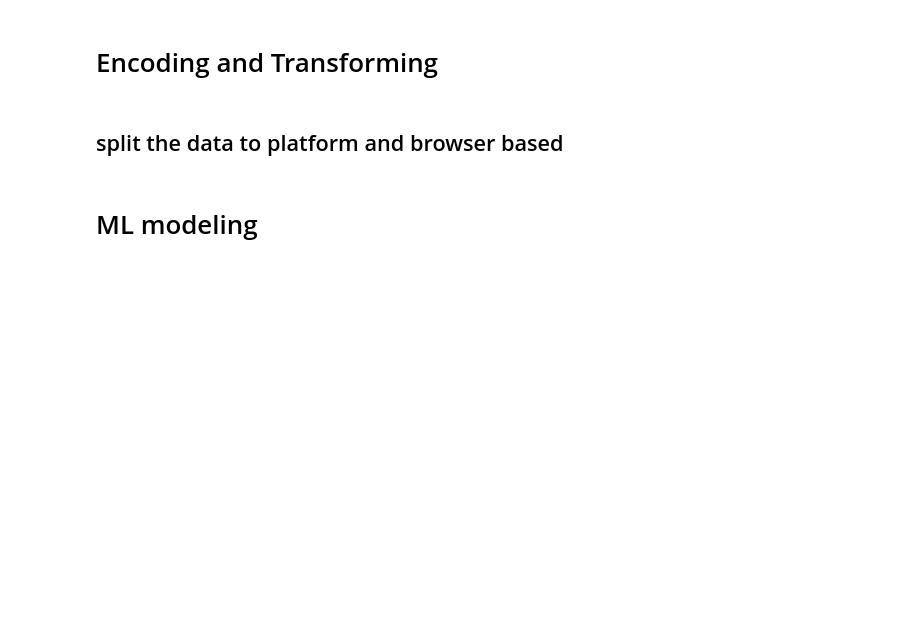
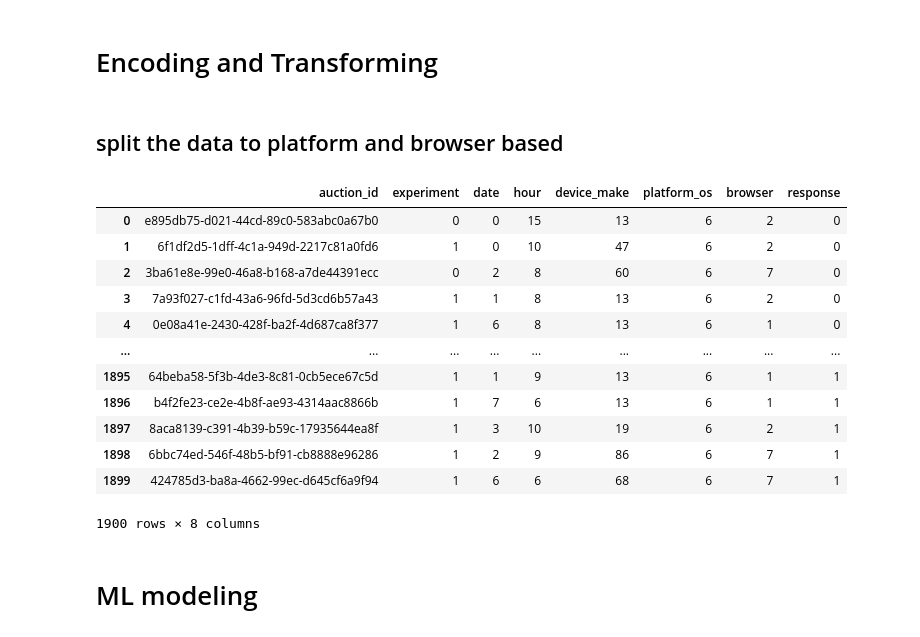
Before and after one commit to dagmawiii03/Ab_Hypothesis_Testing, a Jupyter notebook: Notebooks/ML__AbTest.ipynb, the cells around one changed output. Drawn from its saved outputs; the diff is of its cells as text; code cells hidden in the pictures; blank space fills up the shorter version.

```diff
--- a/Notebooks/ML__AbTest.ipynb
+++ b/Notebooks/ML__AbTest.ipynb
@@ -131,6 +131,22 @@ def save_encoded_df(encoded_df):
 # %%
 encoded_df = encode_labels(combined_df)
 save_encoded_df(encoded_df)
+# %%
+combined_df
+# %% [output]
+|  | auction_id | experiment | date | hour | device_make | platform_os | browser | response |
+| 0 | e895db75-d021-44cd-89c0-583abc0a67b0 | 0 | 0 | 15 | 13 | 6 | 2 | 0 |
+| 1 | 6f1df2d5-1dff-4c1a-949d-2217c81a0fd6 | 1 | 0 | 10 | 47 | 6 | 2 | 0 |
+| 2 | 3ba61e8e-99e0-46a8-b168-a7de44391ecc | 0 | 2 | 8 | 60 | 6 | 7 | 0 |
+| 3 | 7a93f027-c1fd-43a6-96fd-5d3cd6b57a43 | 1 | 1 | 8 | 13 | 6 | 2 | 0 |
+| 4 | 0e08a41e-2430-428f-ba2f-4d687ca8f377 | 1 | 6 | 8 | 13 | 6 | 1 | 0 |
+| ... | ... | ... | ... | ... | ... | ... | ... | ... |
+| 1895 | 64beba58-5f3b-4de3-8c81-0cb5ece67c5d | 1 | 1 | 9 | 13 | 6 | 1 | 1 |
+| 1896 | b4f2fe23-ce2e-4b8f-ae93-4314aac8866b | 1 | 7 | 6 | 13 | 6 | 1 | 1 |
+| 1897 | 8aca8139-c391-4b39-b59c-17935644ea8f | 1 | 3 | 10 | 19 | 6 | 2 | 1 |
+| 1898 | 6bbc74ed-546f-48b5-bf91-cb8888e96286 | 1 | 2 | 9 | 86 | 6 | 7 | 1 |
+| 1899 | 424785d3-ba8a-4662-99ec-d645cf6a9f94 | 1 | 6 | 6 | 68 | 6 | 7 | 1 |
+1900 rows × 8 columns
 # %% [markdown]
 # ML modeling
 # %%
```
Also changed, not shown: parts of 34 cells of this notebook, 10 other files.
